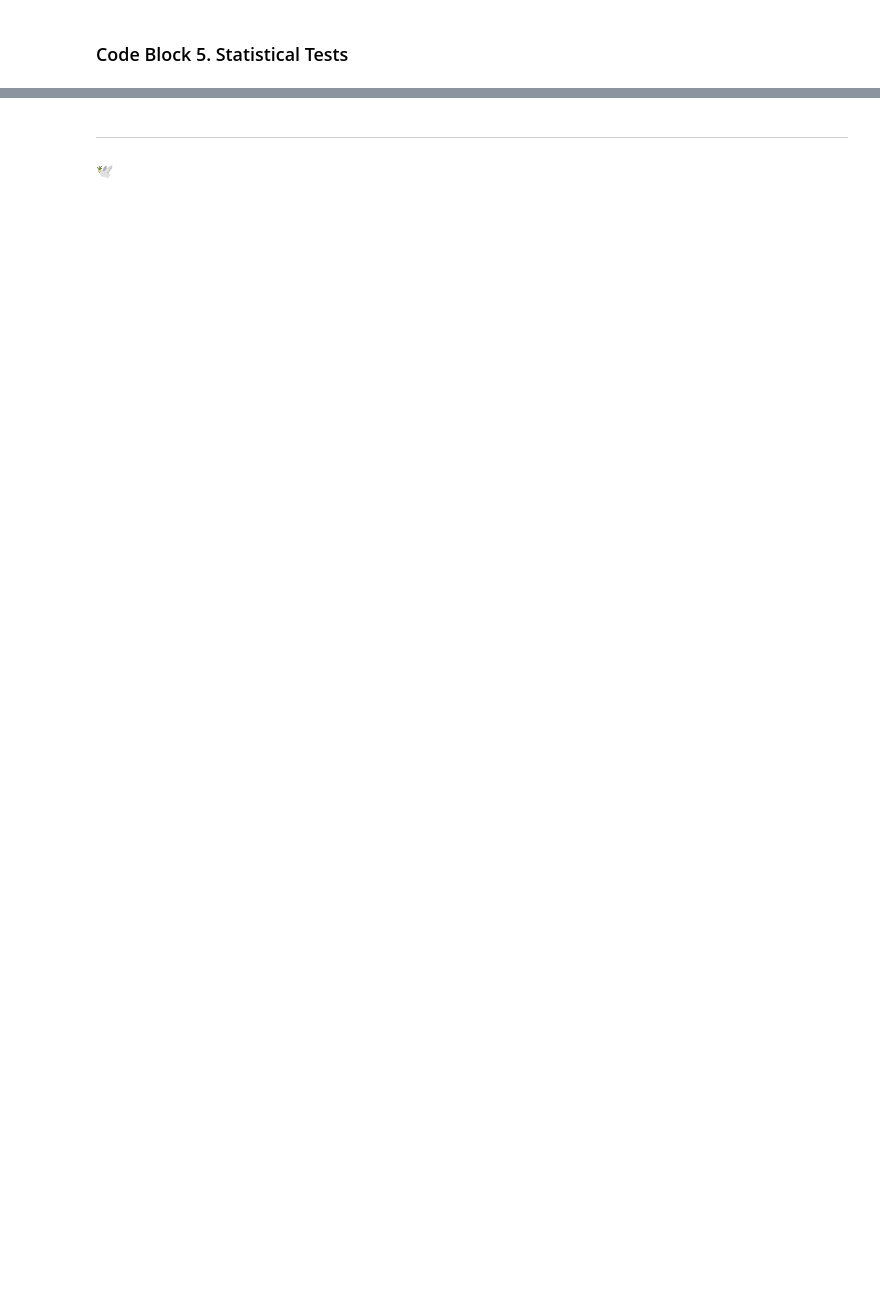
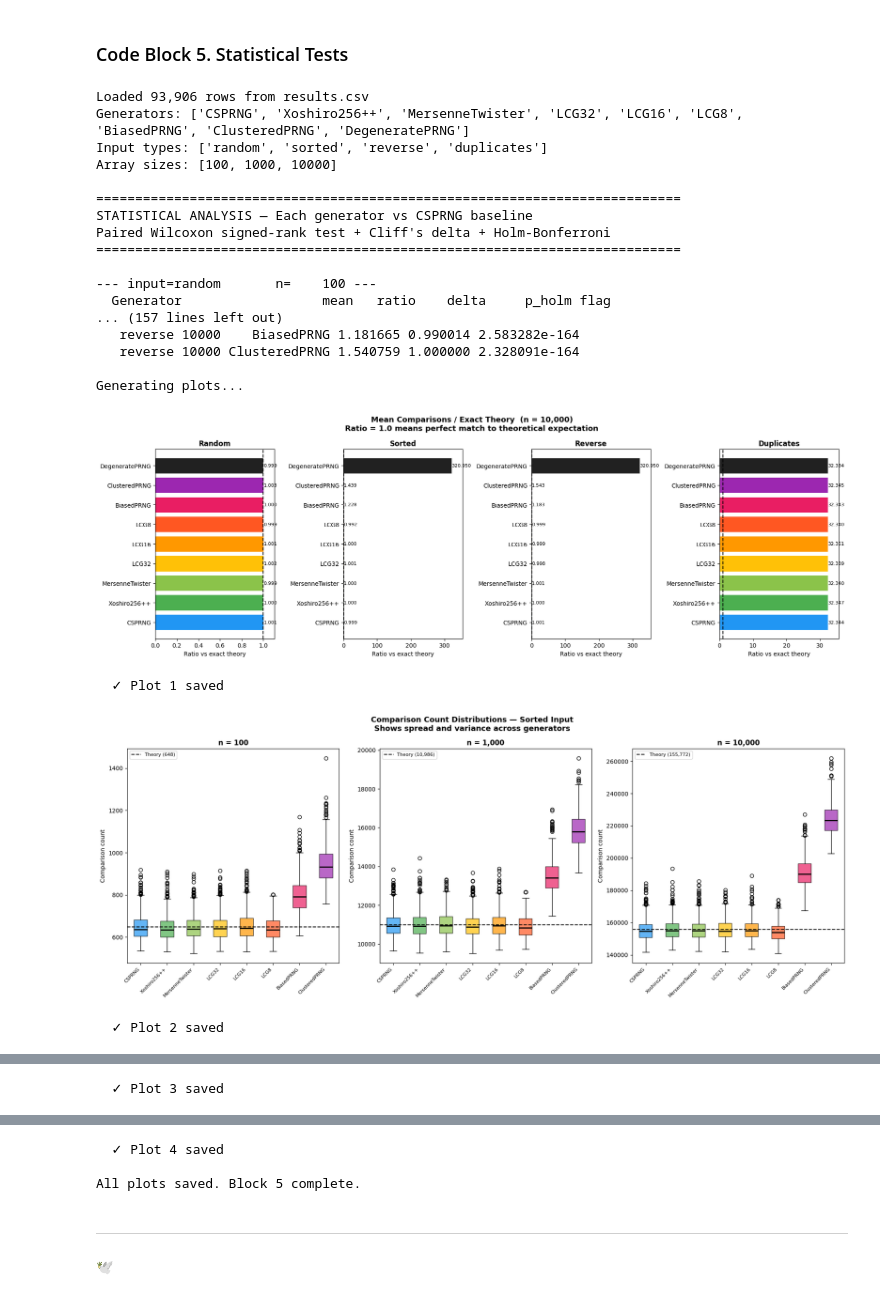
Before and after one commit to mehrdad-mirpourian/Fundamental-Algorithms, a Jupyter notebook: randomized-quicksort-prng/Quicksort_Performance_Under_Different_PRNG_Choices.ipynb, the cells around one changed output, grey strips where cells are left out. Saved outputs shown, nothing was run; the diff lists cells and outputs as text; code cells hidden in the pictures; blank space fills up the shorter version.

```diff
--- a/randomized-quicksort-prng/Quicksort_Performance_Under_Different_PRNG_Choices.ipynb
+++ b/randomized-quicksort-prng/Quicksort_Performance_Under_Different_PRNG_Choices.ipynb
@@ -299,15 +328,15 @@ print(f"\n  Uniform baseline: 25.0% in bottom 25%")
 # %% [markdown]
 ### Code Block 3. Sort Algorithms
 # %%
-sys.setrecursionlimit(500_000)
+sys.setrecursionlimit(500_000) # I had to add this, otherwise my system was crashing everytime.
 
 class QuickSort:
     """
     Iterative randomized quicksort with pluggable PRNG and comparison counter.
-    Uses an explicit stack instead of Python recursion to avoid stack overflow
+    It uses an explicit stack instead of Python recursion to avoid stack overflow
     on large or adversarial inputs.
 
-    IMPORTANT: The PRNG interface is next_index(low, high) — the generator
+    IMPORTANT: The PRNG interface is next_index(low, high), the generator
     receives the actual subarray bounds, not a raw range. This is what allows
     pathological generators to express their bias relative to the current
     subarray, which is where index/rank correlation matters.
@@ -354,7 +383,7 @@ class QuickSort:
         return i + 1
 
 
-# ── Verification 1: basic correctness ───────────────────────────────────────
+#  Verification 1: basic correctness
 print("=" * 60)
 print("VERIFICATION 1: All generators sort correctly")
 print("=" * 60)
@@ -375,7 +404,7 @@ for name, gen in generators:
 print(f"\n  All correct: {all_correct}")
 
 
-# ── Verification 2: comparison counts on small known array ──────────────────
+#  Verification 2: comparison counts on small known array
 print("\n" + "=" * 60)
 print("VERIFICATION 2: Comparison counts (n=10)")
 print("=" * 60)
@@ -397,7 +426,7 @@ for name, gen in generators:
     print(f"  {name:<20} {count:>4} comparisons")
 
 
-# ── Verification 3: DegeneratePRNG produces worst case ──────────────────────
+#  Verification 3: DegeneratePRNG produces worst case
 print("\n" + "=" * 60)
 print("VERIFICATION 3: DegeneratePRNG worst-case check (sorted input)")
 print("=" * 60)
@@ -412,7 +441,7 @@ for n in [10, 50, 100]:
           f"expected n(n-1)/2={expected_wc:>6}  match={match}")
 
 
-# ── Verification 4: index/rank insight check ────────────────────────────────
+#  Verification 4: index/rank insight check
 print("\n" + "=" * 60)
 print("VERIFICATION 4: Index/rank insight")
 print("  ClusteredPRNG on RANDOM vs SORTED input (50 trials, n=100)")
@@ -618,7 +684,7 @@ print(f"{'='*65}")
 # %% [markdown]
 ### Code Block 5. Statistical Tests
 # %%
-# ── Load results ──────────────────────────────────────────────────────────────
+#  How far is far? This is what we are testing here!
 df = pd.read_csv("results.csv")
 print(f"Loaded {len(df):,} rows from results.csv")
 print(f"Generators: {df['generator'].unique().tolist()}")
@@ -626,20 +692,19 @@ print(f"Input types: {df['input_type'].unique().tolist()}")
 print(f"Array sizes: {sorted(df['n'].unique().tolist())}")
 
 
-# ── Cliff's delta (distribution-free effect size) ─────────────────────────────
+# Cliff's delta (distribution-free effect size)
 def cliffs_delta(x, y):
     """
     Cliff's delta = P(x > y) - P(x < y)
-    More appropriate than Cohen's d for right-skewed comparison count data.
-    Thresholds: |d| < 0.147 negligible, 0.147-0.33 small,
-                0.33-0.474 medium, >= 0.474 large.
+    Based on my research online, it seems that this is more appropriate than Cohen's d for right-skewed comparison count data.
+    Thresholds: |d| < 0.147 negligible, 0.147-0.33 small, 0.33-0.474 medium, >= 0.474 large.
     """
     x, y = np.array(x), np.array(y)
     u, _ = mannwhitneyu(x, y, alternative="two-sided")
     return 2.0 * u / (len(x) * len(y)) - 1.0
 
 
-# ── Holm-Bonferroni correction ────────────────────────────────────────────────
+# Holm-Bonferroni correction
 def holm_bonferroni(pvals):
     """Holm-Bonferroni corrected p-values, preserving input order."""
     m = len(pvals)
@@ -652,7 +717,7 @@ def holm_bonferroni(pvals):
     return adj.tolist()
 
 
-# ── Statistical comparison: each generator vs CSPRNG baseline ─────────────────
+# Statistical comparison: each generator vs CSPRNG baseline
 BASELINE   = "CSPRNG"
 ALPHA      = 0.05
 DELTA_LARGE = 0.474
@@ -670,7 +735,7 @@ for input_name in ["random", "sorted", "reverse", "duplicates"]:
         base = cell[cell["generator"] == BASELINE].set_index("trial")["comparisons"]
         theory = exact_expected_comparisons(n)
 
-        # Collect pvals for this family (input x n)
+        # Collect pvalues for this family (input x n)
         family_results = []
         generators_tested = [
             g for g in [
@@ -713,7 +778,7 @@ for input_name in ["random", "sorted", "reverse", "duplicates"]:
                 "trials": len(gdata),
             })
 
-        # Apply Holm-Bonferroni within this family
+        # Here, we apply Holm-Bonferroni within this family
         valid = [(i, r) for i, r in enumerate(family_results)
                  if not np.isnan(r["p_raw"])]
         if valid:
@@ -725,7 +790,7 @@ for input_name in ["random", "sorted", "reverse", "duplicates"]:
             if "p_holm" not in r:
                 r["p_holm"] = float("nan")
 
-        # Flag degraded
+        # Flag degraded (I mean if it has got degraded)
         for r in family_results:
             r["degraded"] = (
                 not np.isnan(r["p_holm"]) and
@@ -749,7 +814,7 @@ for input_name in ["random", "sorted", "reverse", "duplicates"]:
                   f"{r['ratio']:>7.3f} {delta_str} {p_str}  {flag}")
 
 
-# ── Summary table ─────────────────────────────────────────────────────────────
+#  Summary table
 summary_df = pd.DataFrame(summary_rows)
 n_degraded = summary_df["degraded"].sum()
 print(f"\n{'='*75}")
@@ -763,7 +828,7 @@ if len(degraded) > 0:
                      "delta", "p_holm"]].to_string(index=False))
 
 
-# ── PLOTS ─────────────────────────────────────────────────────────────────────
+#  Plots and visualization
 print("\nGenerating plots...")
 
 GENERATOR_ORDER = [
@@ -783,7 +848,7 @@ COLORS = {
     "DegeneratePRNG":  "#212121",
 }
 
-# ── Plot 1: Mean ratio vs theory by input type (n=10,000) ────────────────────
+# Plot 1: Mean ratio vs theory by input type (n=10,000)
 fig, axes = plt.subplots(1, 4, figsize=(18, 6))
 fig.suptitle("Mean Comparisons / Exact Theory  (n = 10,000)\n"
              "Ratio = 1.0 means perfect match to theoretical expectation",
@@ -816,7 +881,7 @@ plt.show()
 print("  ✓ Plot 1 saved")
 
 
-# ── Plot 2: Box plots — sorted input across array sizes ──────────────────────
+# Plot 2: Box plots — sorted input across array sizes
 fig, axes = plt.subplots(1, 3, figsize=(18, 7))
 fig.suptitle("Comparison Count Distributions — Sorted Input\n"
              "Shows spread and variance across generators",
@@ -856,7 +921,7 @@ plt.show()
 print("  ✓ Plot 2 saved")
 
 
-# ── Plot 3: Degradation spectrum — ratio vs theory across sizes ───────────────
+# Plot 3: Degradation spectrum — ratio vs theory across sizes
 fig, ax = plt.subplots(figsize=(12, 7))
 ax.set_title("Performance Degradation Spectrum — Sorted Input\n"
              "Ratio vs exact theory across array sizes",
@@ -900,7 +965,7 @@ plt.show()
 print("  ✓ Plot 3 saved")
 
 
-# ── Plot 4: Random vs Sorted — index/rank insight visualized ─────────────────
+# Plot 4: Random vs Sorted — index/rank insight visualized
 fig, axes = plt.subplots(1, 2, figsize=(14, 6))
 fig.suptitle("Index Bias ≠ Rank Bias: The Core Theoretical Finding\n"
              "Pathological generators are harmless on random input "
@@ -910,30 +975,52 @@ fig.suptitle("Index Bias ≠ Rank Bias: The Core Theoretical Finding\n"
 for ax, input_name in zip(axes, ["random", "sorted"]):
     cell   = df[(df["input_type"] == input_name) & (df["n"] == 10_000)]
     theory = exact_expected_comparisons(10_000)
     gens, ratios, colors_list = [], [], []
     for gen in GENERATOR_ORDER:
         gdata = cell[cell["generator"] == gen]["comparisons"]
         if len(gdata) == 0:
             continue
         gens.append(gen)
         ratios.append(gdata.mean() / theory)
         colors_list.append(COLORS[gen])
 
     bars = ax.bar(gens, ratios, color=colors_list,
                   edgecolor="white", linewidth=0.5)
     ax.axhline(y=1.0, color="black", linestyle="--",
                linewidth=2, label="Theory")
     ax.set_title(f"{input_name.capitalize()} Input",
                  fontsize=12, fontweight="bold")
     ax.set_ylabel("Ratio vs exact theory")
     ax.set_xticklabels(gens, rotation=45, ha="right", fontsize=9)
     for bar, ratio in zip(bars, ratios):
         ax.text(bar.get_x() + bar.get_width()/2, bar.get_height() + 0.01,
                 f"{ratio:.2f}", ha="center", va="bottom", fontsize=8)
 
 plt.tight_layout()
 plt.savefig("plot4_index_rank_insight.png", dpi=150, bbox_inches="tight")
 plt.show()
 print("  ✓ Plot 4 saved")
 
 print("\nAll plots saved. Block 5 complete.")
+# %% [output]
+Loaded 93,906 rows from results.csv
+Generators: ['CSPRNG', 'Xoshiro256++', 'MersenneTwister', 'LCG32', 'LCG16', 'LCG8', 'BiasedPRNG', 'ClusteredPRNG', 'DegeneratePRNG']
+Input types: ['random', 'sorted', 'reverse', 'duplicates']
+Array sizes: [100, 1000, 10000]
+
+===========================================================================
+STATISTICAL ANALYSIS — Each generator vs CSPRNG baseline
+Paired Wilcoxon signed-rank test + Cliff's delta + Holm-Bonferroni
+===========================================================================
+
+--- input=random       n=    100 ---
+  Generator                  mean   ratio    delta     p_holm flag
+... (157 lines left out)
+   reverse 10000    BiasedPRNG 1.181665 0.990014 2.583282e-164
+   reverse 10000 ClusteredPRNG 1.540759 1.000000 2.328091e-164
+
+Generating plots...
+[figure, added]
+  ✓ Plot 1 saved
+[figure, added]
+  ✓ Plot 2 saved
@@ -939,0 +1028 @@ print("\nAll plots saved. Block 5 complete.")
+  ✓ Plot 3 saved
@@ -940,3 +1030,6 @@ print("\nAll plots saved. Block 5 complete.")
+  ✓ Plot 4 saved
+
+All plots saved. Block 5 complete.
 # %% [markdown]
 ***
 # %% [markdown]
```
Also changed, not shown: parts of 6 cells of this notebook.
